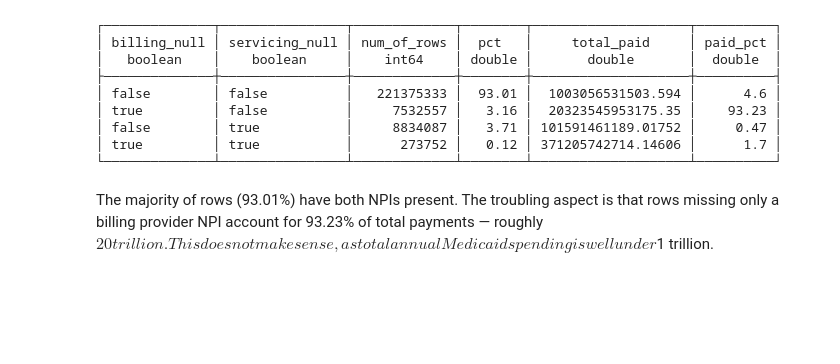
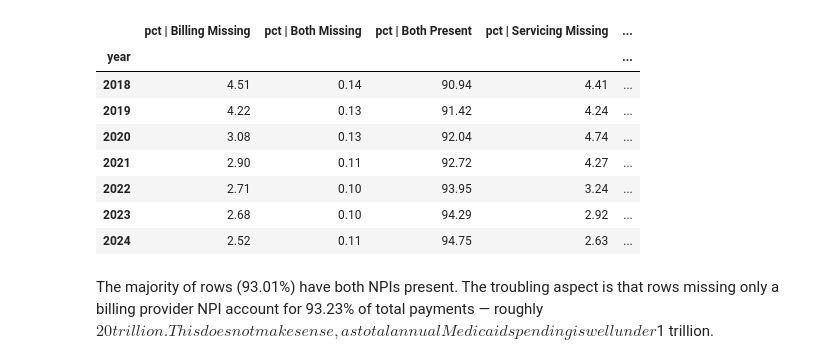
Before and after one commit to adilkassim/medicaid-provider-spending, a Jupyter notebook: notebooks/eda_new.ipynb, the cells around one changed output. Cells and saved outputs as stored; diff of their text form; code cells hidden in the pictures; blank space fills up the shorter version.

```diff
--- a/notebooks/eda_new.ipynb
+++ b/notebooks/eda_new.ipynb
@@ -62,28 +218,57 @@ GROUP BY all
 └──────────────┴────────────────┴─────────────┴────────────────────┘
 # %%
-con.sql("""
+df = con.sql("""
+WITH agg AS (
+    SELECT
+        SUBSTR(CLAIM_FROM_MONTH, 1, 4) AS year,
+        (BILLING_PROVIDER_NPI_NUM IS NULL) AS billing_null,
+        (SERVICING_PROVIDER_NPI_NUM IS NULL) AS servicing_null,
+        COUNT(*) AS num_of_rows,
+        SUM(TOTAL_PAID) AS total_paid
+    FROM dataset
+    GROUP BY ALL
+)
 SELECT
-    (BILLING_PROVIDER_NPI_NUM IS NULL) AS billing_null,
-    (SERVICING_PROVIDER_NPI_NUM IS NULL) AS servicing_null,
-    COUNT(*) as num_of_rows,
-    ROUND(COUNT(*) * 100.0 / SUM(COUNT(*)) OVER (), 2) as pct,
-    SUM(TOTAL_PAID) as total_paid,
-    ROUND(SUM(TOTAL_PAID) * 100.0 / SUM(SUM(TOTAL_PAID)) OVER (), 2) as paid_pct
-FROM
-    dataset
-group by all
-"""
-)
+    year,
+    billing_null,
+    servicing_null,
+    num_of_rows,
+    ROUND(num_of_rows * 100.0 / SUM(num_of_rows) OVER (PARTITION BY year), 2) AS pct,
+    total_paid,
+    ROUND(total_paid * 100.0 / SUM(total_paid) OVER (PARTITION BY year), 2) AS paid_pct
+FROM agg
+ORDER BY year
+""").to_df()
-# %% [output]
-┌──────────────┬────────────────┬─────────────┬────────┬────────────────────┬──────────┐
-│ billing_null │ servicing_null │ num_of_rows │  pct   │     total_paid     │ paid_pct │
-│   boolean    │    boolean     │    int64    │ double │       double       │  double  │
-├──────────────┼────────────────┼─────────────┼────────┼────────────────────┼──────────┤
-│ false        │ false          │   221375333 │  93.01 │  1003056531503.594 │      4.6 │
-│ true         │ false          │     7532557 │   3.16 │  20323545953175.35 │    93.23 │
-│ false        │ true           │     8834087 │   3.71 │ 101591461189.01752 │     0.47 │
-│ true         │ true           │      273752 │   0.12 │ 371205742714.14606 │      1.7 │
-└──────────────┴────────────────┴─────────────┴────────┴────────────────────┴──────────┘
+# %%
+
+df["status"] = (
+    df[["billing_null", "servicing_null"]]
+    .apply(lambda r: (
+        "Both Missing"       if r.billing_null and r.servicing_null else
+        "Billing Missing"    if r.billing_null else
+        "Servicing Missing"  if r.servicing_null else
+        "Both Present"
+    ), axis=1)
+)
+
+pivot = (
+    df[["year", "status", "pct", "paid_pct"]]
+    .pivot(index="year", columns="status", values=["pct", "paid_pct"])
+    .round(2)
+)
+
+pivot.columns = [f"{stat} | {col}" for stat, col in pivot.columns]
+pivot
+# %% [output]
+|  | pct | Billing Missing | pct | Both Missing | pct | Both Present | pct | Servicing Missing | ... |
+| year |  |  |  |  | ... |
+| 2018 | 4.51 | 0.14 | 90.94 | 4.41 | ... |
+| 2019 | 4.22 | 0.13 | 91.42 | 4.24 | ... |
+| 2020 | 3.08 | 0.13 | 92.04 | 4.74 | ... |
+| 2021 | 2.90 | 0.11 | 92.72 | 4.27 | ... |
+| 2022 | 2.71 | 0.10 | 93.95 | 3.24 | ... |
+| 2023 | 2.68 | 0.10 | 94.29 | 2.92 | ... |
+| 2024 | 2.52 | 0.11 | 94.75 | 2.63 | ... |
 # %% [markdown]
 The majority of rows (93.01%) have both NPIs present. The troubling aspect is that rows missing only a billing provider NPI account for 93.23% of total payments — roughly $20 trillion. This does not make sense, as total annual Medicaid spending is well under $1 trillion.
 # %% [markdown]
```
Also changed, not shown: parts of 40 cells of this notebook.
